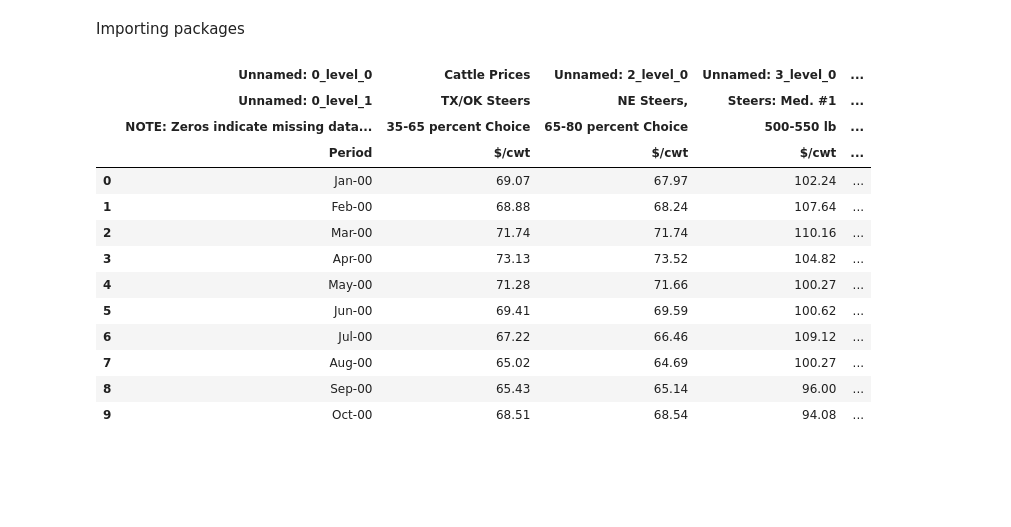
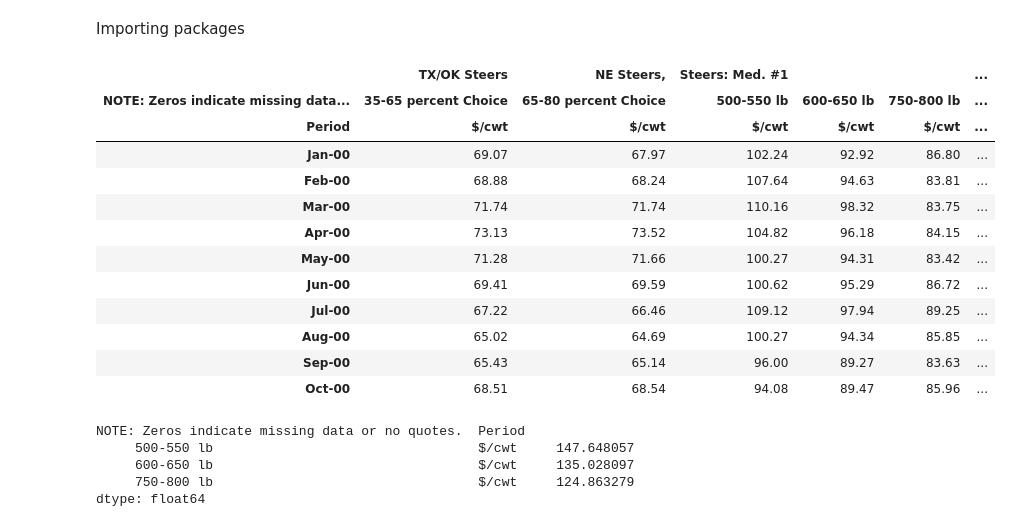
Before and after one commit to m677s345/EECS731_MS_Project1, a Jupyter notebook: EECS731_project1_pandas.ipynb, the cells around one changed output. Saved outputs shown, nothing was run; the diff lists cells and outputs as text; code cells hidden in the pictures; blank space fills up the shorter version.

```diff
--- a/EECS731_project1_pandas.ipynb
+++ b/EECS731_project1_pandas.ipynb
@@ -10,21 +10,32 @@ Importing packages
 # %%
 import numpy as np
 import pandas as pd
-Tdf= pd.read_csv('/content/eecs_731_project1_ms/data/external/110-tavg-all-7-2000-2020.csv', header=[0,3])
-LPdf= pd.read_csv('/content/eecs_731_project1_ms/data/external/LivestockPrices.csv',header=[0,1,2,3],)
+import matplotlib.pyplot as plt
+Tdf= pd.read_csv('/content/eecs_731_project1_ms/data/external/110-tavg-all-7-2000-2020.csv', header=[0,3], index_col=0)
+LPdf= pd.read_csv('/content/eecs_731_project1_ms/data/external/LivestockPrices.csv',header=[1,2,3],index_col=0)
 LPdf.head(10)
+#MedStdf=LPdf[' Steers: Med. #1']
 # %% [output]
-|  | Unnamed: 0_level_0 | Cattle Prices | Unnamed: 2_level_0 | Unnamed: 3_level_0 | ... |
-|  | Unnamed: 0_level_1 | TX/OK Steers | NE Steers, | Steers: Med. #1 | ... |
-|  | NOTE: Zeros indicate missing data... | 35-65 percent Choice | 65-80 percent Choice | 500-550 lb | ... |
-|  | Period | $/cwt | $/cwt | $/cwt | ... |
-| 0 | Jan-00 | 69.07 | 67.97 | 102.24 | ... |
-| 1 | Feb-00 | 68.88 | 68.24 | 107.64 | ... |
-| 2 | Mar-00 | 71.74 | 71.74 | 110.16 | ... |
-| 3 | Apr-00 | 73.13 | 73.52 | 104.82 | ... |
-| 4 | May-00 | 71.28 | 71.66 | 100.27 | ... |
-| 5 | Jun-00 | 69.41 | 69.59 | 100.62 | ... |
-| 6 | Jul-00 | 67.22 | 66.46 | 109.12 | ... |
-| 7 | Aug-00 | 65.02 | 64.69 | 100.27 | ... |
-| 8 | Sep-00 | 65.43 | 65.14 | 96.00 | ... |
-| 9 | Oct-00 | 68.51 | 68.54 | 94.08 | ... |
+|  | TX/OK Steers | NE Steers, | Steers: Med. #1 |  |  | ... |
+| NOTE: Zeros indicate missing data... | 35-65 percent Choice | 65-80 percent Choice | 500-550 lb | 600-650 lb | 750-800 lb | ... |
+| Period | $/cwt | $/cwt | $/cwt | $/cwt | $/cwt | ... |
+| Jan-00 | 69.07 | 67.97 | 102.24 | 92.92 | 86.80 | ... |
+| Feb-00 | 68.88 | 68.24 | 107.64 | 94.63 | 83.81 | ... |
+| Mar-00 | 71.74 | 71.74 | 110.16 | 98.32 | 83.75 | ... |
+| Apr-00 | 73.13 | 73.52 | 104.82 | 96.18 | 84.15 | ... |
+| May-00 | 71.28 | 71.66 | 100.27 | 94.31 | 83.42 | ... |
+| Jun-00 | 69.41 | 69.59 | 100.62 | 95.29 | 86.72 | ... |
+| Jul-00 | 67.22 | 66.46 | 109.12 | 97.94 | 89.25 | ... |
+| Aug-00 | 65.02 | 64.69 | 100.27 | 94.34 | 85.85 | ... |
+| Sep-00 | 65.43 | 65.14 | 96.00 | 89.27 | 83.63 | ... |
+| Oct-00 | 68.51 | 68.54 | 94.08 | 89.47 | 85.96 | ... |
+# %%
+MedStdf=LPdf[ '   Steers:  Med. #1']
+MedStdf.head()
+MedStdf.mean()
+# %% [output]
+NOTE: Zeros indicate missing data or no quotes.  Period
+     500-550 lb                                  $/cwt     147.648057
+     600-650 lb                                  $/cwt     135.028097
+     750-800 lb                                  $/cwt     124.863279
+dtype: float64
```
Also changed, not shown: parts of 2 cells of this notebook.
